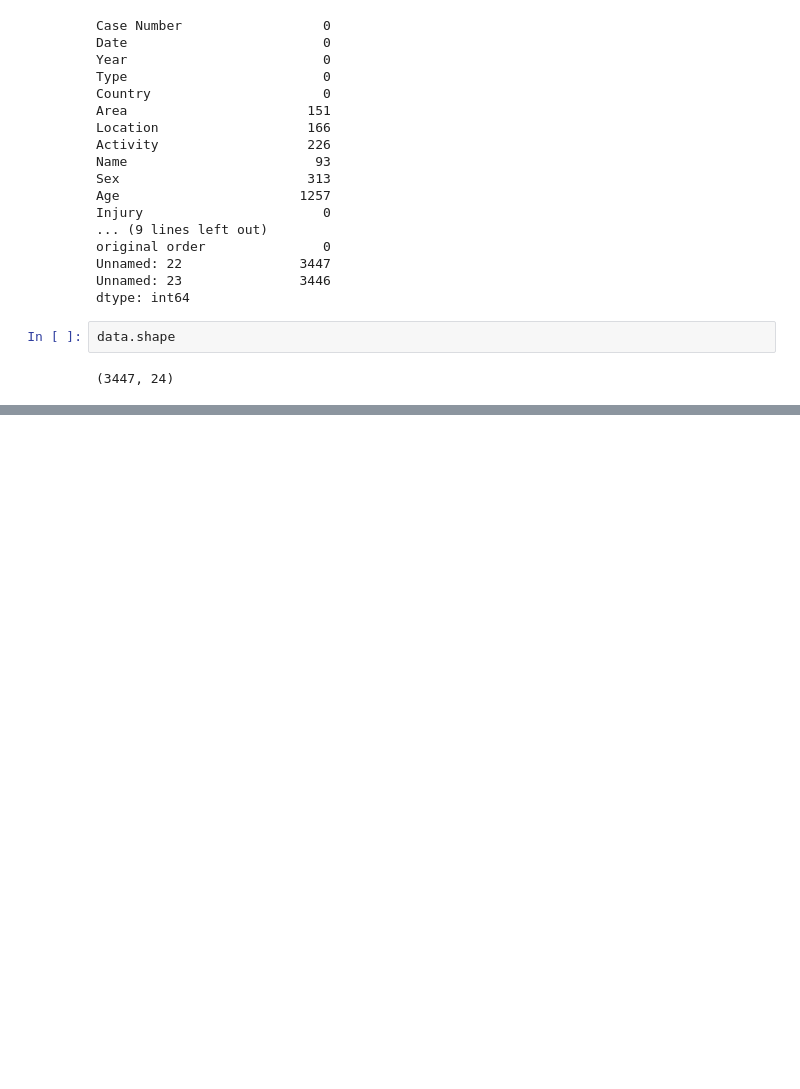
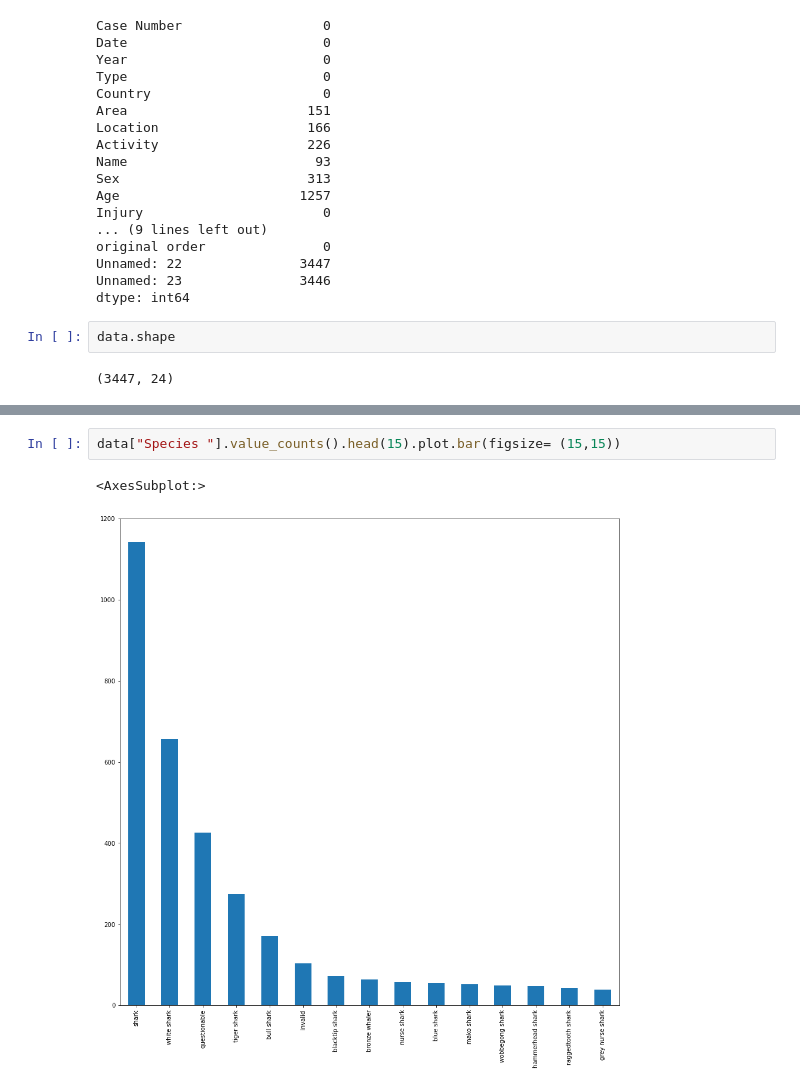
Before and after one commit to antlopal3rd/pandas-cleaning-sharks, a Jupyter notebook: proyect.ipynb, the cells around one changed output, grey strips where cells are left out. Saved outputs shown, nothing was run; the diff lists cells and outputs as text; blank space fills up the shorter version.

```diff
--- a/proyect.ipynb
+++ b/proyect.ipynb
@@ -988,0 +1021,5 @@ data.shape
+# %%
+data["Species "].value_counts().head(15).plot.bar(figsize= (15,15))
+# %% [output]
+<AxesSubplot:>
+[figure, added]
```
Also changed, not shown: parts of 9 cells of this notebook.
